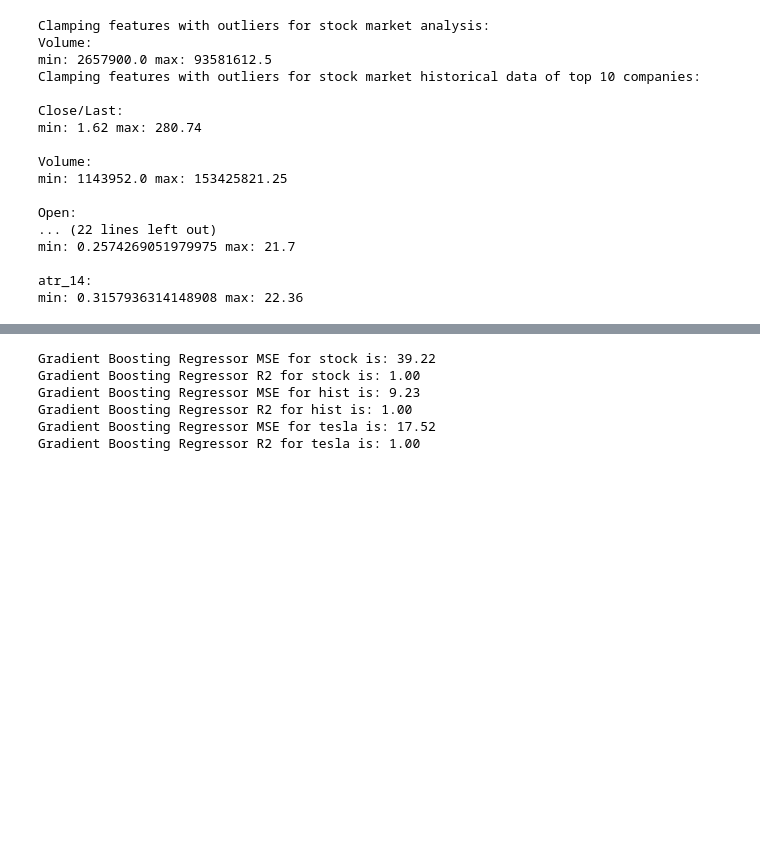
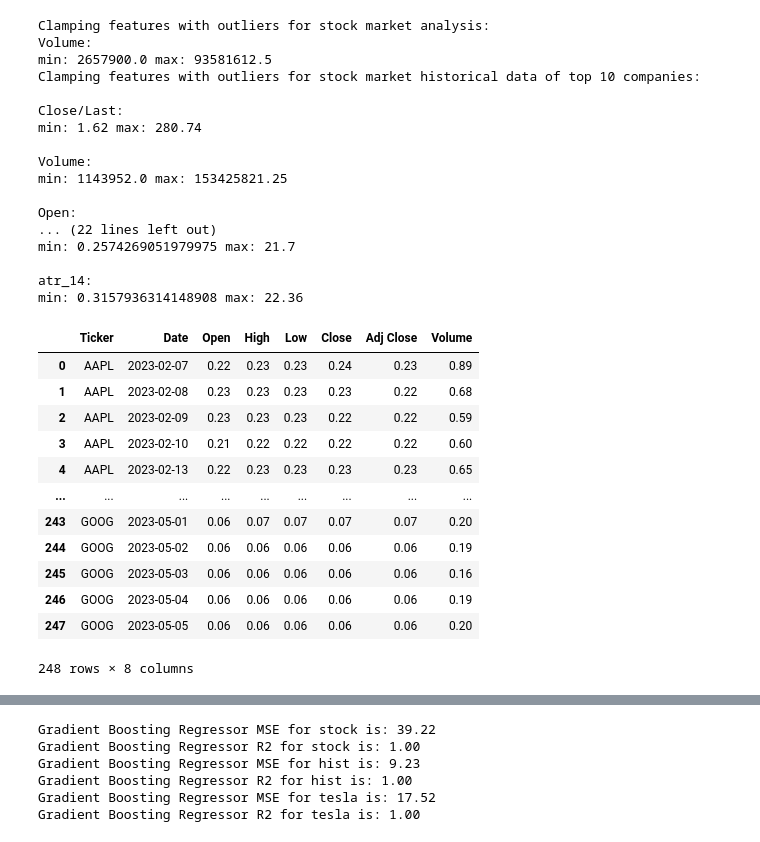
Before and after one commit to DavEspo/Stock-Prediction, a Jupyter notebook: Stock_Prediction.ipynb, the cells around one changed output, grey strips where cells are left out. Saved outputs shown, nothing was run; the diff lists cells and outputs as text; code cells hidden in the pictures; blank space fills up the shorter version.

```diff
--- a/Stock_Prediction.ipynb
+++ b/Stock_Prediction.ipynb
@@ -1291,3 +1291,28 @@ min: 0.2574269051979975 max: 21.7
 
 atr_14:
 min: 0.3157936314148908 max: 22.36
+# %%
+# Range Normalization from [0, 1]
+from sklearn.preprocessing import MinMaxScaler
+
+# Normalization for stock data
+NormalizedDF = MinMaxScaler().fit(stock_data[cont_feat_stock])
+stock_data[cont_feat_stock] = NormalizedDF.transform(stock_data[cont_feat_stock])
+
+# All values rounded 2 decimal places
+stock_data = stock_data.round(2)
+stock_data
+# %% [output]
+|  | Ticker | Date | Open | High | Low | Close | Adj Close | Volume |
+| 0 | AAPL | 2023-02-07 | 0.22 | 0.23 | 0.23 | 0.24 | 0.23 | 0.89 |
+| 1 | AAPL | 2023-02-08 | 0.23 | 0.23 | 0.23 | 0.23 | 0.22 | 0.68 |
+| 2 | AAPL | 2023-02-09 | 0.23 | 0.23 | 0.23 | 0.22 | 0.22 | 0.59 |
+| 3 | AAPL | 2023-02-10 | 0.21 | 0.22 | 0.22 | 0.22 | 0.22 | 0.60 |
+| 4 | AAPL | 2023-02-13 | 0.22 | 0.23 | 0.23 | 0.23 | 0.23 | 0.65 |
+| ... | ... | ... | ... | ... | ... | ... | ... | ... |
+| 243 | GOOG | 2023-05-01 | 0.06 | 0.07 | 0.07 | 0.07 | 0.07 | 0.20 |
+| 244 | GOOG | 2023-05-02 | 0.06 | 0.06 | 0.06 | 0.06 | 0.06 | 0.19 |
+| 245 | GOOG | 2023-05-03 | 0.06 | 0.06 | 0.06 | 0.06 | 0.06 | 0.16 |
+| 246 | GOOG | 2023-05-04 | 0.06 | 0.06 | 0.06 | 0.06 | 0.06 | 0.19 |
+| 247 | GOOG | 2023-05-05 | 0.06 | 0.06 | 0.06 | 0.06 | 0.06 | 0.20 |
+248 rows × 8 columns
```
Also changed, not shown: parts of 27 cells of this notebook.
